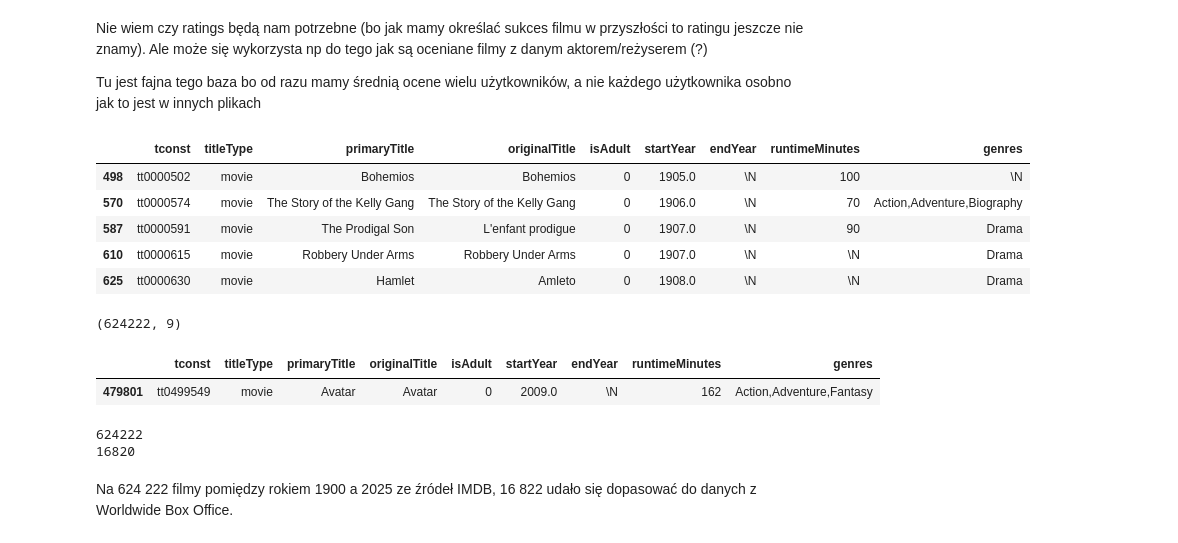
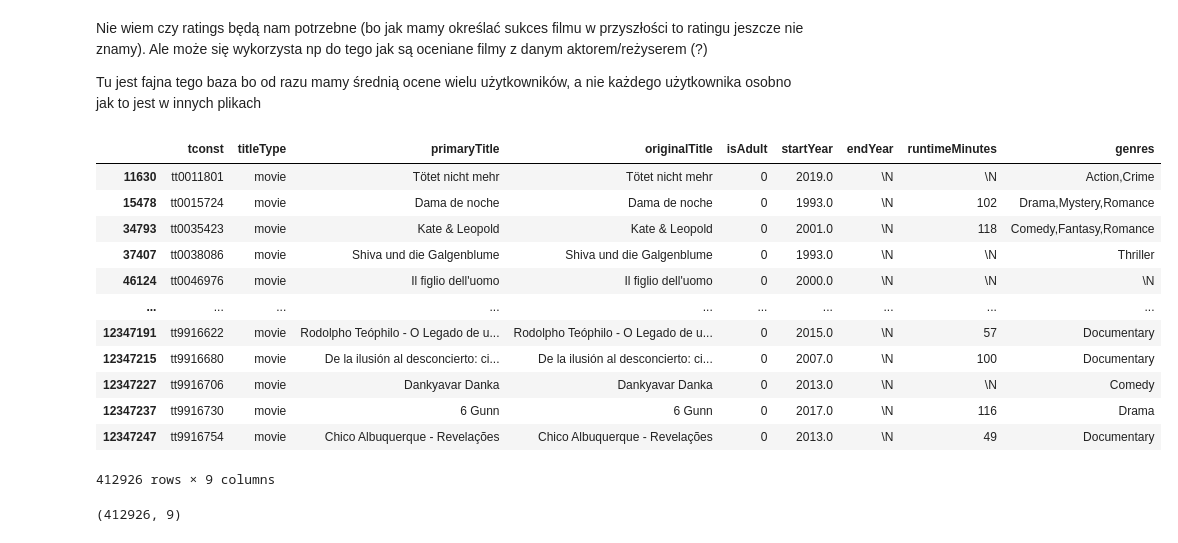
Before and after one commit to olkat12/Data_Exploration, a Jupyter notebook: data-acquisition/imdb_data.ipynb, the cells around one changed output. Cells and saved outputs as stored; diff of their text form; code cells hidden in the pictures.

```diff
--- a/data-acquisition/wbo_data_merge.ipynb
+++ b/data-acquisition/imdb_data.ipynb
@@ -152,21 +144,23 @@ title_movies = title_basics[(title_basics['primaryTitle'].notna()) & (title_basi
 # %%
-title_movies['startYear'] = pd.to_numeric(title_movies['startYear'], errors='coerce')
-title_movies = title_movies[(title_movies['startYear'] >= 1900) & (title_movies['startYear'] < 2026)]
-title_movies.head()
+title_basics['startYear'] = pd.to_numeric(title_basics['startYear'], errors='coerce')
+title_movies = title_basics[(title_basics['startYear'] >= 1990) & (title_basics['startYear'] < 2026) & (title_basics['primaryTitle'].notna()) & (title_basics['titleType'] == 'movie')].copy()
+title_movies
 # %% [output]
 |  | tconst | titleType | primaryTitle | originalTitle | isAdult | startYear | endYear | runtimeMinutes | genres |
-| 498 | tt0000502 | movie | Bohemios | Bohemios | 0 | 1905.0 | \N | 100 | \N |
-| 570 | tt0000574 | movie | The Story of the Kelly Gang | The Story of the Kelly Gang | 0 | 1906.0 | \N | 70 | Action,Adventure,Biography |
-| 587 | tt0000591 | movie | The Prodigal Son | L'enfant prodigue | 0 | 1907.0 | \N | 90 | Drama |
-| 610 | tt0000615 | movie | Robbery Under Arms | Robbery Under Arms | 0 | 1907.0 | \N | \N | Drama |
-| 625 | tt0000630 | movie | Hamlet | Amleto | 0 | 1908.0 | \N | \N | Drama |
+| 11630 | tt0011801 | movie | Tötet nicht mehr | Tötet nicht mehr | 0 | 2019.0 | \N | \N | Action,Crime |
+| 15478 | tt0015724 | movie | Dama de noche | Dama de noche | 0 | 1993.0 | \N | 102 | Drama,Mystery,Romance |
+| 34793 | tt0035423 | movie | Kate & Leopold | Kate & Leopold | 0 | 2001.0 | \N | 118 | Comedy,Fantasy,Romance |
+| 37407 | tt0038086 | movie | Shiva und die Galgenblume | Shiva und die Galgenblume | 0 | 1993.0 | \N | \N | Thriller |
+| 46124 | tt0046976 | movie | Il figlio dell'uomo | Il figlio dell'uomo | 0 | 2000.0 | \N | \N | \N |
+| ... | ... | ... | ... | ... | ... | ... | ... | ... | ... |
+| 12347191 | tt9916622 | movie | Rodolpho Teóphilo - O Legado de u... | Rodolpho Teóphilo - O Legado de u... | 0 | 2015.0 | \N | 57 | Documentary |
+| 12347215 | tt9916680 | movie | De la ilusión al desconcierto: ci... | De la ilusión al desconcierto: ci... | 0 | 2007.0 | \N | 100 | Documentary |
+| 12347227 | tt9916706 | movie | Dankyavar Danka | Dankyavar Danka | 0 | 2013.0 | \N | \N | Comedy |
+| 12347237 | tt9916730 | movie | 6 Gunn | 6 Gunn | 0 | 2017.0 | \N | 116 | Drama |
+| 12347247 | tt9916754 | movie | Chico Albuquerque - Revelações | Chico Albuquerque - Revelações | 0 | 2013.0 | \N | 49 | Documentary |
+412926 rows × 9 columns
 # %%
 title_movies.shape
 # ponad 600TYS filmów
 # %% [output]
-(624222, 9)
+(412926, 9)
-# %%
-title_movies[(title_movies['primaryTitle'] == "Avatar") & (title_movies['startYear'] == 2009)]
-# %% [output]
-|  | tconst | titleType | primaryTitle | originalTitle | isAdult | startYear | endYear | runtimeMinutes | genres |
-| 479801 | tt0499549 | movie | Avatar | Avatar | 0 | 2009.0 | \N | 162 | Action,Adventure,Fantasy |
@@ -181,8 +166,0 @@ merged = pd.merge(
-# %%
-print(len(title_movies))
-print(len(merged[merged['title'].notna()]))
-# %% [output]
-624222
-16820
-# %% [markdown]
-Na 624 222 filmy pomiędzy rokiem 1900 a 2025 ze źródeł IMDB, 16 822 udało się dopasować do danych z Worldwide Box Office.
```
Also changed, not shown: parts of 7 cells of this notebook, 3 other files.
